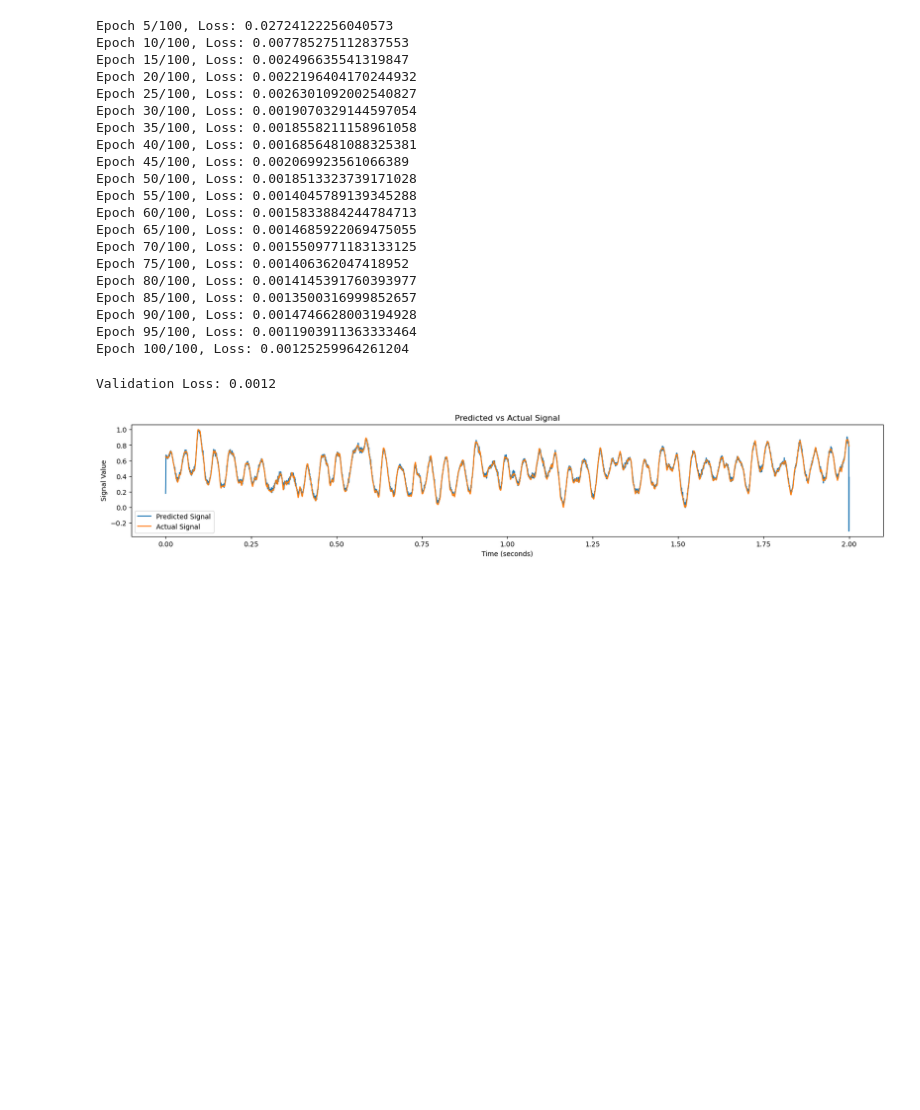
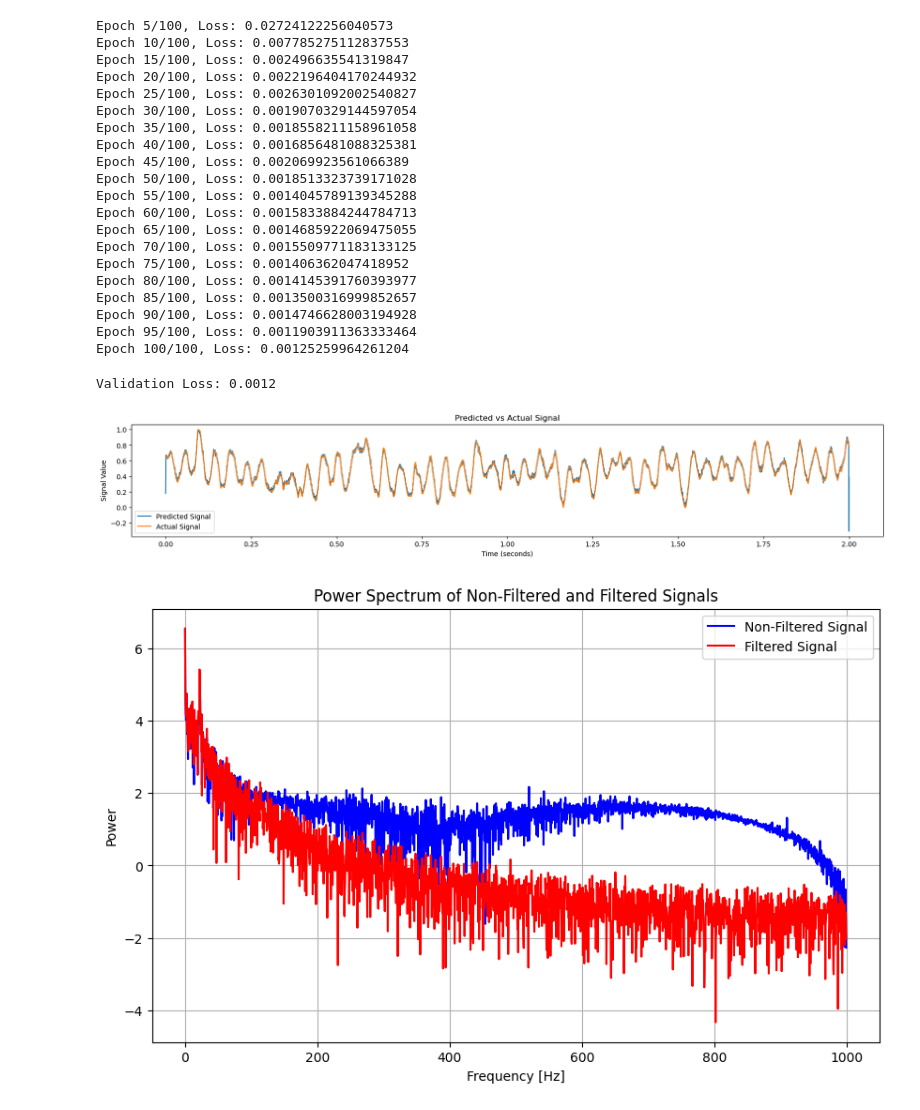
Before and after one commit to RyuKyungchan/UGRP, a Jupyter notebook: DNN 구현/CNN 구현/CNN BrainSignal Code.ipynb, the cells around one changed output. Saved outputs shown, nothing was run; the diff lists cells and outputs as text; code cells hidden in the pictures; blank space fills up the shorter version.

```diff
--- a/DNN 구현/CNN 구현/CNN BrainSignal Code.ipynb
+++ b/DNN 구현/CNN 구현/CNN BrainSignal Code.ipynb
@@ -201,3 +201,31 @@ plt.legend()
 plt.show()
 # %% [output]
 [figure]
+# %%
+n = len(predicted_signal)
+
+fs = 2000
+freqs = np.fft.fftfreq(n, d=1/fs)[:n//2]
+
+fft_predicted = np.fft.fft(predicted_signal)
+fft_predicted = np.abs(fft_predicted[:n//2])
+fft_predicted[1:] = 2 * fft_predicted[1:]
+power1 = fft_predicted**2
+
+fft_actual = np.fft.fft(actual_signal)
+fft_actual = np.abs(fft_actual[:n//2])
+fft_actual[1:] = 2 * fft_actual[1:]
+power2 = fft_actual**2
+
+# 결과 플로팅
+plt.figure(figsize=(10, 6))
+plt.plot(freqs, np.log10(power1), label='Non-Filtered Signal', color='blue')
+plt.plot(freqs, np.log10(power2), label='Filtered Signal', color='red')
+plt.title('Power Spectrum of Non-Filtered and Filtered Signals')
+plt.xlabel('Frequency [Hz]')
+plt.ylabel('Power')
+plt.legend()
+plt.grid(True)
+plt.show()
+# %% [output]
+[figure, added]
```
